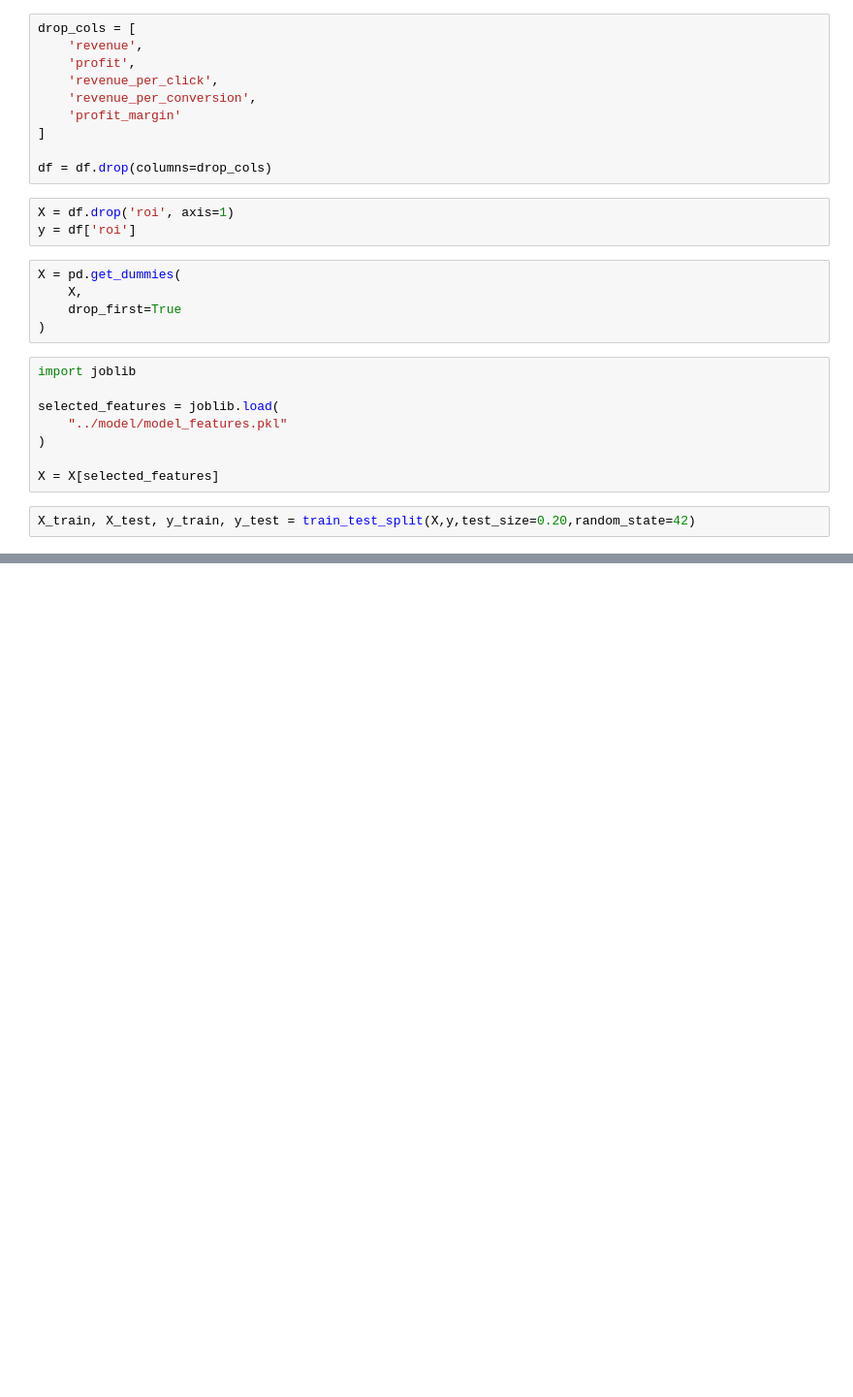
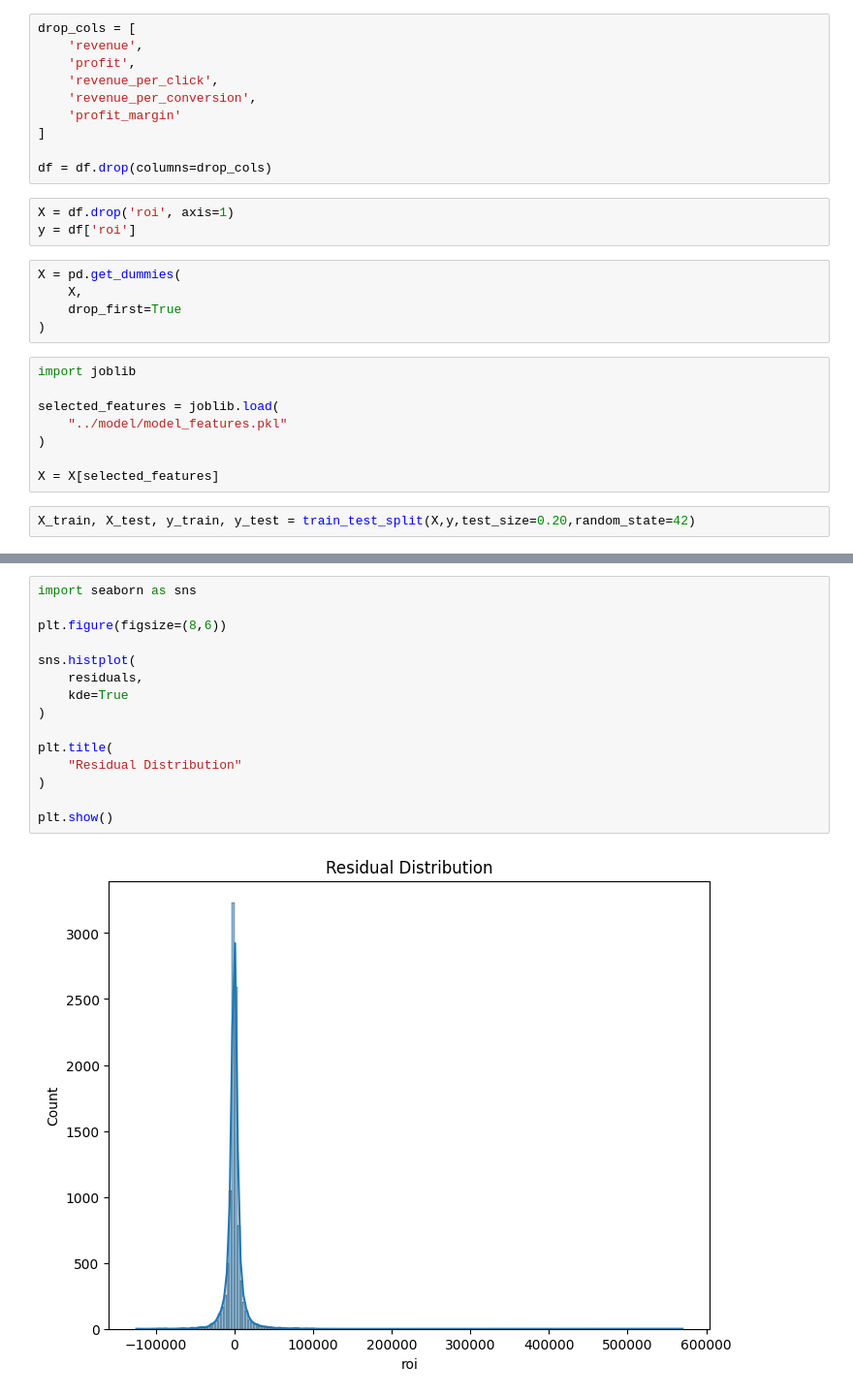
Before and after one commit to M18Bhoir/campaign-roi-estimation, a Jupyter notebook: notebooks/06_Model_Evaluation.ipynb, the cells around one changed output, grey strips where cells are left out. Shown at 97% size. Cells and saved outputs as stored; diff of their text form; blank space fills up the shorter version.

```diff
--- a/notebooks/06_Model_Evaluation.ipynb
+++ b/notebooks/06_Model_Evaluation.ipynb
@@ -95,0 +139,17 @@ NameError: name 'best_model' is not defined
+# %%
+import seaborn as sns
+
+plt.figure(figsize=(8,6))
+
+sns.histplot(
+    residuals,
+    kde=True
+)
+
+plt.title(
+    "Residual Distribution"
+)
+
+plt.show()
+# %% [output]
+[figure, added]
```
Also changed, not shown: parts of 10 cells of this notebook.
